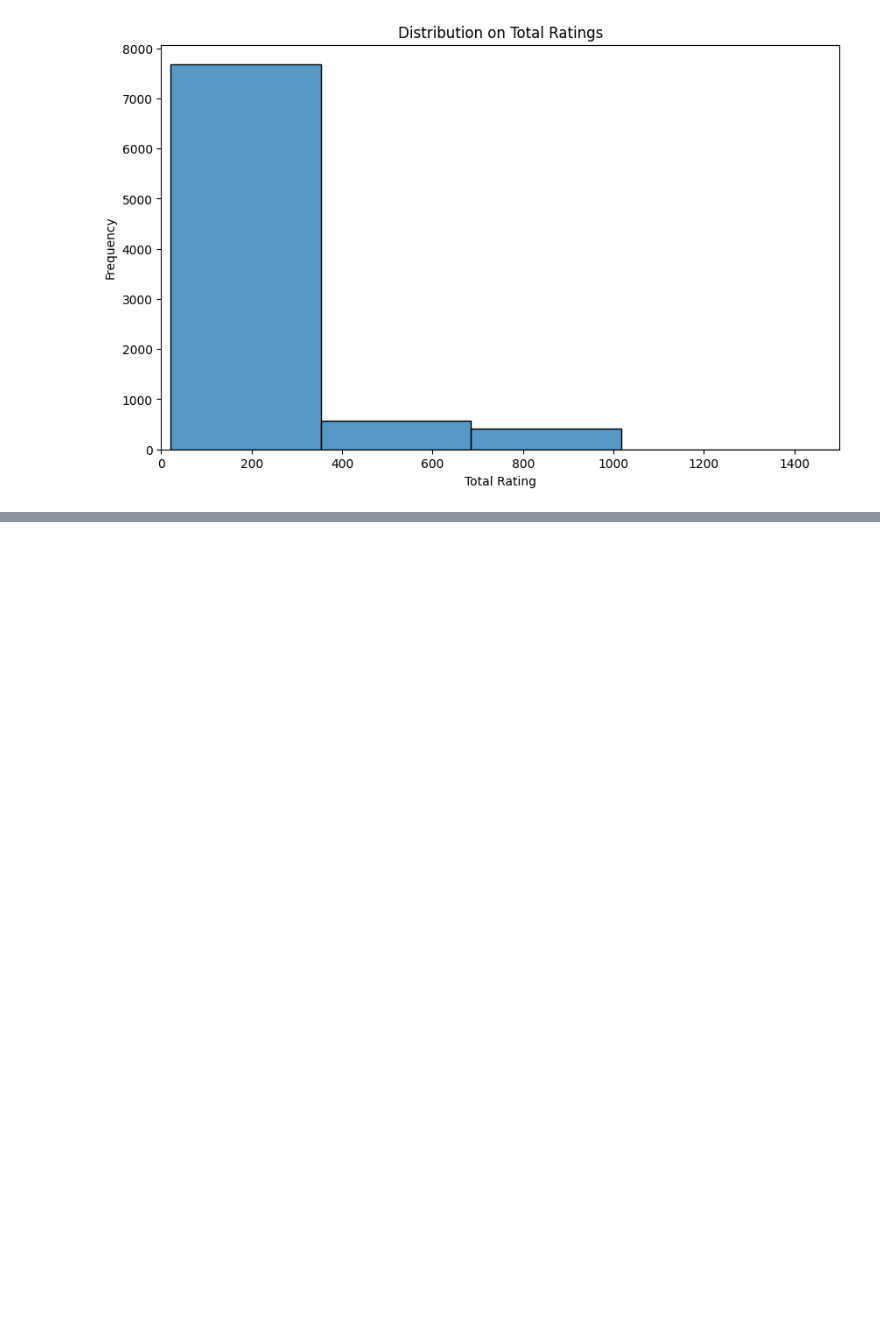
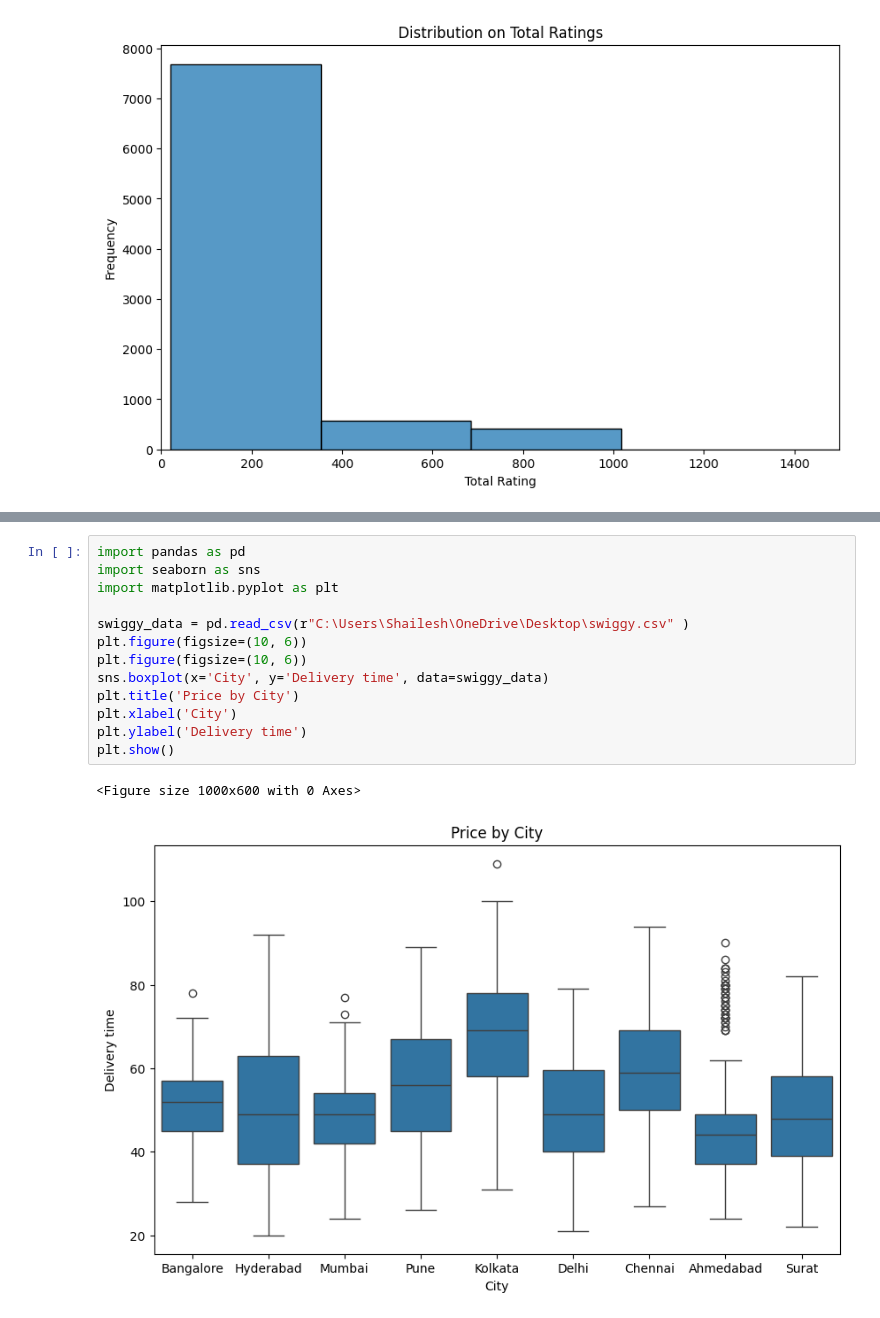
Before and after one commit to Shailesh6068/VS-code, a Jupyter notebook: Assignment/DE & vl/devlproject.ipynb, the cells around one changed output, grey strips where cells are left out. Saved outputs shown, nothing was run; the diff lists cells and outputs as text; blank space fills up the shorter version.

```diff
--- a/Assignment/DE & vl/devlproject.ipynb
+++ b/Assignment/DE & vl/devlproject.ipynb
@@ -196,6 +167,22 @@ plt.ylabel('Price')
 plt.show()
 # %% [output]
 [figure]
+# %%
+import pandas as pd
+import seaborn as sns
+import matplotlib.pyplot as plt
+
+swiggy_data = pd.read_csv(r"C:\Users\Shailesh\OneDrive\Desktop\swiggy.csv" )
+plt.figure(figsize=(10, 6))
+plt.figure(figsize=(10, 6))
+sns.boxplot(x='City', y='Delivery time', data=swiggy_data)
+plt.title('Price by City')
+plt.xlabel('City')
+plt.ylabel('Delivery time')
+plt.show()
+# %% [output]
+<Figure size 1000x600 with 0 Axes>
+[figure, added]
 # %%
 import pandas as pd
 import matplotlib.pyplot as plt
```
Also changed, not shown: parts of 9 cells of this notebook.
